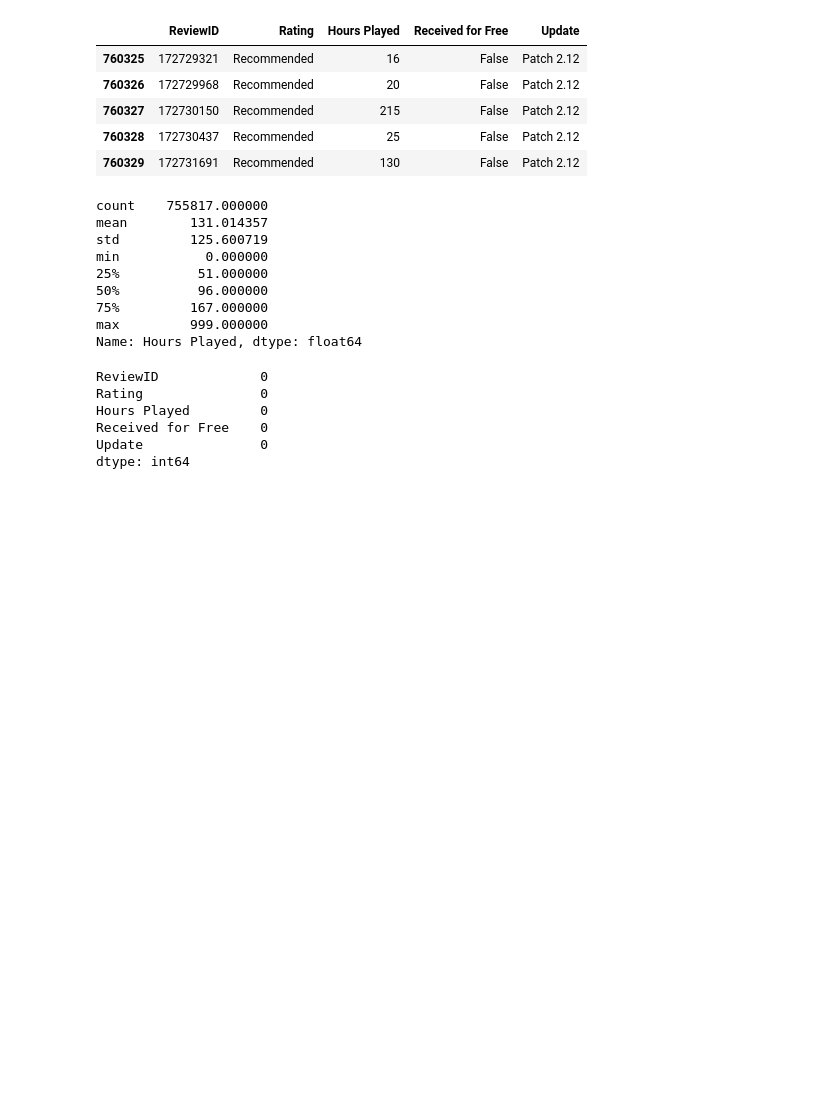
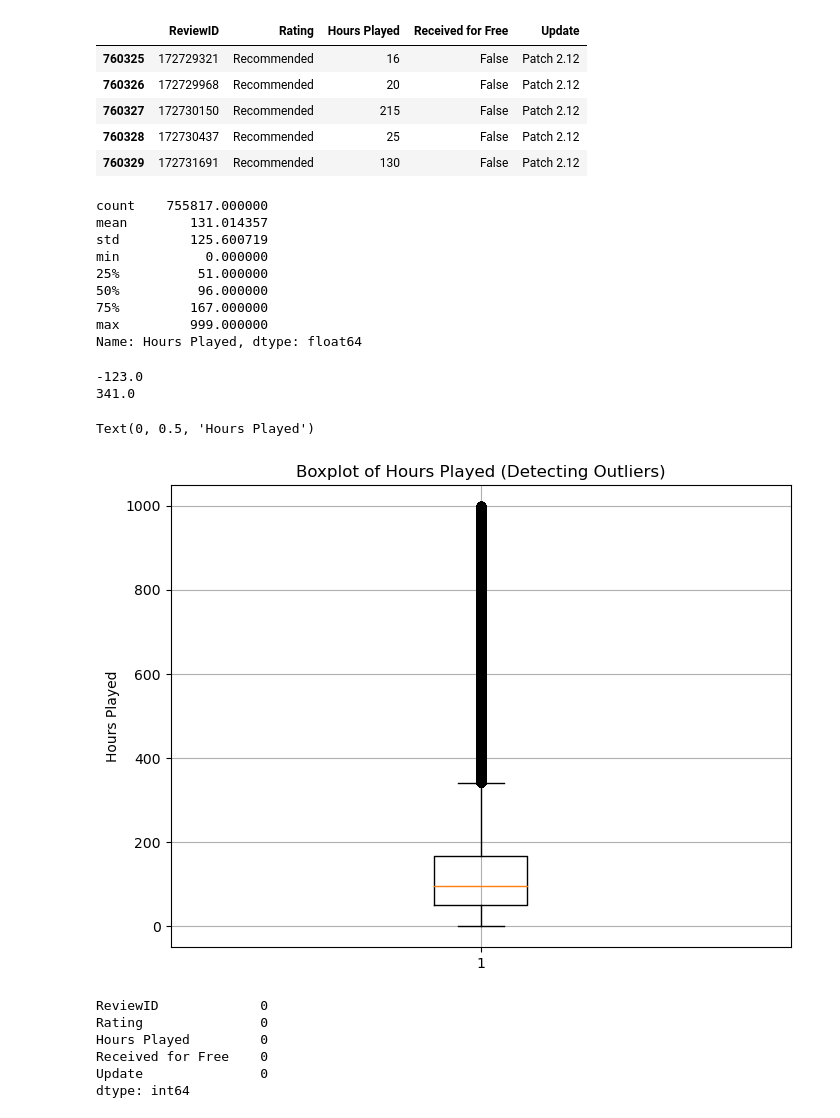
Before and after one commit to Othvaz/Data-Science, a Jupyter notebook: Code/Datascience.ipynb, the cells around one changed output. Drawn from its saved outputs; the diff is of its cells as text; code cells hidden in the pictures; blank space fills up the shorter version.

Commit message:
Added outliers

```diff
--- a/Code/Datascience.ipynb
+++ b/Code/Datascience.ipynb
@@ -10,7 +10,7 @@ cyberdf = cyberdf[cyberKeep]
 cyberdf['Hours Played'] = pd.to_numeric(cyberdf['Hours Played'], errors='coerce')
 cyberdf = cyberdf.dropna(subset=['Hours Played'])
 cyberdf['Hours Played'] = cyberdf['Hours Played'].astype(int)
-cyberdf = cyberdf[cyberdf['Hours Played'] <= 200]
+cyberdf = cyberdf[cyberdf['Hours Played'] <= 1000]
 
 cyberdf.shape
 # %% [output]
@@ -160,3 +160,41 @@ min           0.000000
 75%         167.000000
 max         999.000000
 Name: Hours Played, dtype: float64
+# %%
+# Convert the "Hours Played" column to numeric (handling any non-numeric issues) for analysis
+cyberdf['Hours Played'] = pd.to_numeric(cyberdf['Hours Played'], errors='coerce')
+
+# Define a function to find outliers using the IQR method
+def find_outliers_iqr(df, column_name):
+    # Calculate Q1 (25th percentile) and Q3 (75th percentile)
+    Q1 = df[column_name].quantile(0.25)
+    Q3 = df[column_name].quantile(0.75)
+
+    # Calculate the IQR
+    IQR = Q3 - Q1
+
+    # Define the outlier boundaries
+    lower_bound = Q1 - 1.5 * IQR
+    upper_bound = Q3 + 1.5 * IQR
+
+    # Find outliers
+    outliers = df[(df[column_name] < lower_bound) | (df[column_name] > upper_bound)]
+
+    print(lower_bound)
+    print(upper_bound)
+
+    return outliers
+
+# Find the outliers in the "Hours Played" column
+outliers_hours_played = find_outliers_iqr(cyberdf, 'Hours Played')
+
+plt.figure(figsize=(8, 6))
+plt.boxplot(cyberdf['Hours Played'].dropna(), vert=True)
+plt.title('Boxplot of Hours Played (Detecting Outliers)')
+plt.grid()
+plt.ylabel('Hours Played')
+# %% [output]
+-123.0
+341.0
+Text(0, 0.5, 'Hours Played')
+[figure, added]
```
Also changed, not shown: parts of 4 cells of this notebook.
